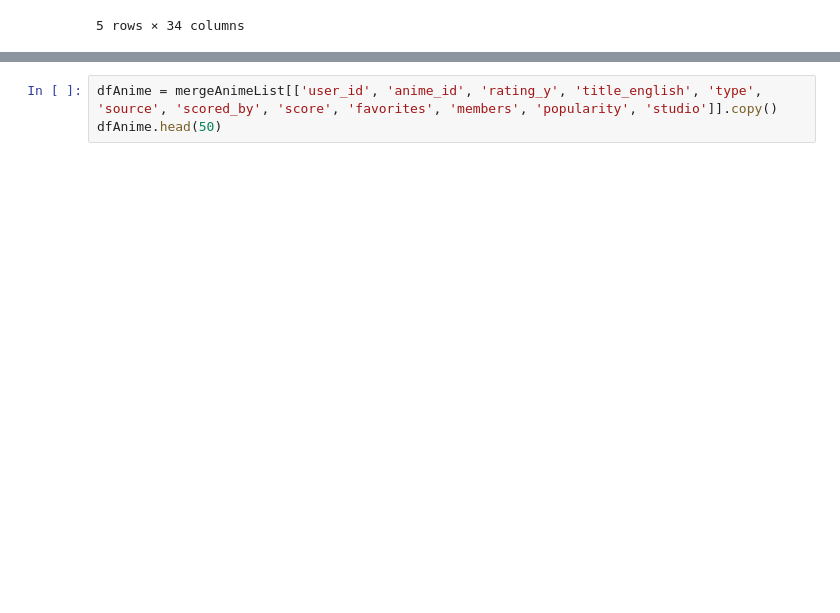
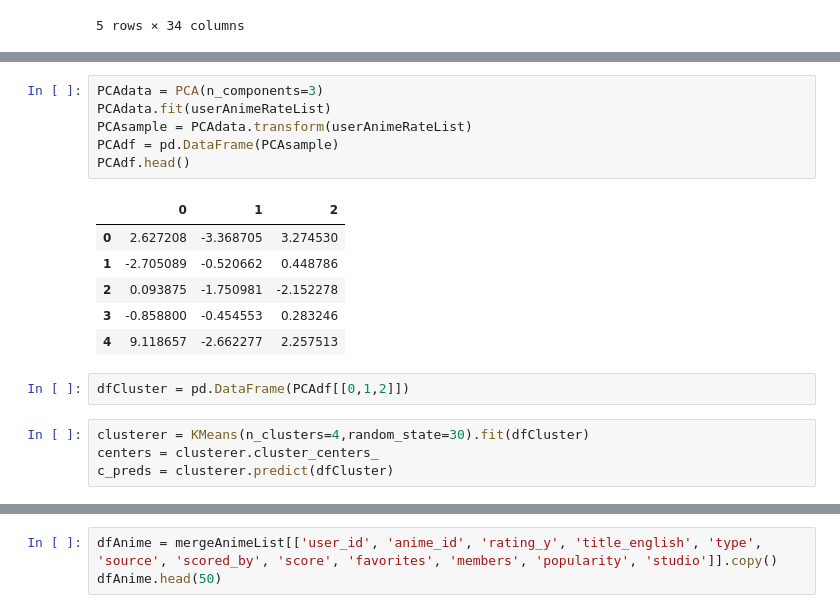
Before and after one commit to djennm/MyAnimeList-Capstone-Project, a Jupyter notebook: EDA-MAL.ipynb, the cells around one changed output, grey strips where cells are left out. Cells and saved outputs as stored; diff of their text form; blank space fills up the shorter version.

```diff
--- a/EDA-MAL.ipynb
+++ b/EDA-MAL.ipynb
@@ -147,3 +151,22 @@ userAnimeRateList.head()
 | 4 | 0 | 0 | 0 | 0 | 0 | ... |
 | 5 | 0 | 0 | 0 | 0 | 0 | ... |
 5 rows × 11188 columns
+# %%
+PCAdata = PCA(n_components=3)
+PCAdata.fit(userAnimeRateList)
+PCAsample = PCAdata.transform(userAnimeRateList)
+PCAdf = pd.DataFrame(PCAsample)
+PCAdf.head()
+# %% [output]
+|  | 0 | 1 | 2 |
+| 0 | 2.627208 | -3.368705 | 3.274530 |
+| 1 | -2.705089 | -0.520662 | 0.448786 |
+| 2 | 0.093875 | -1.750981 | -2.152278 |
+| 3 | -0.858800 | -0.454553 | 0.283246 |
+| 4 | 9.118657 | -2.662277 | 2.257513 |
+# %%
+dfCluster = pd.DataFrame(PCAdf[[0,1,2]])
+# %%
+clusterer = KMeans(n_clusters=4,random_state=30).fit(dfCluster)
+centers = clusterer.cluster_centers_
+c_preds = clusterer.predict(dfCluster)
```
Also changed, not shown: parts of 9 cells of this notebook.
